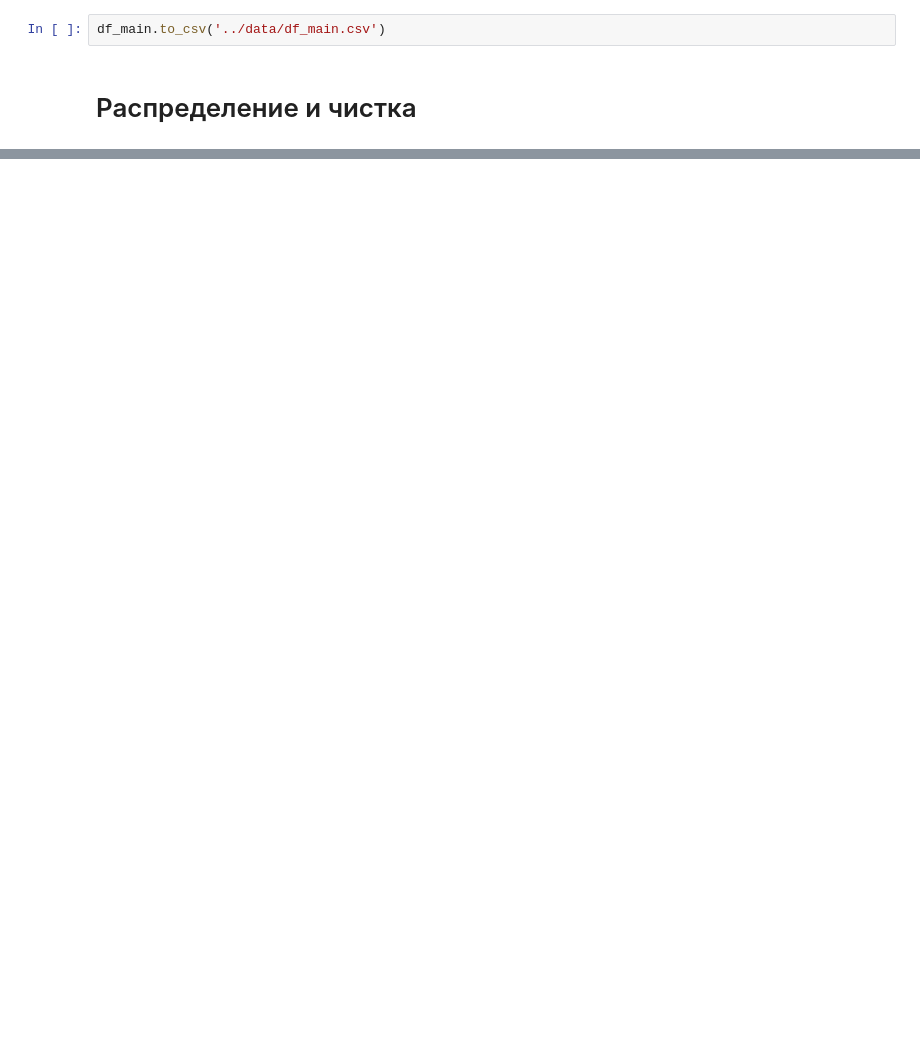
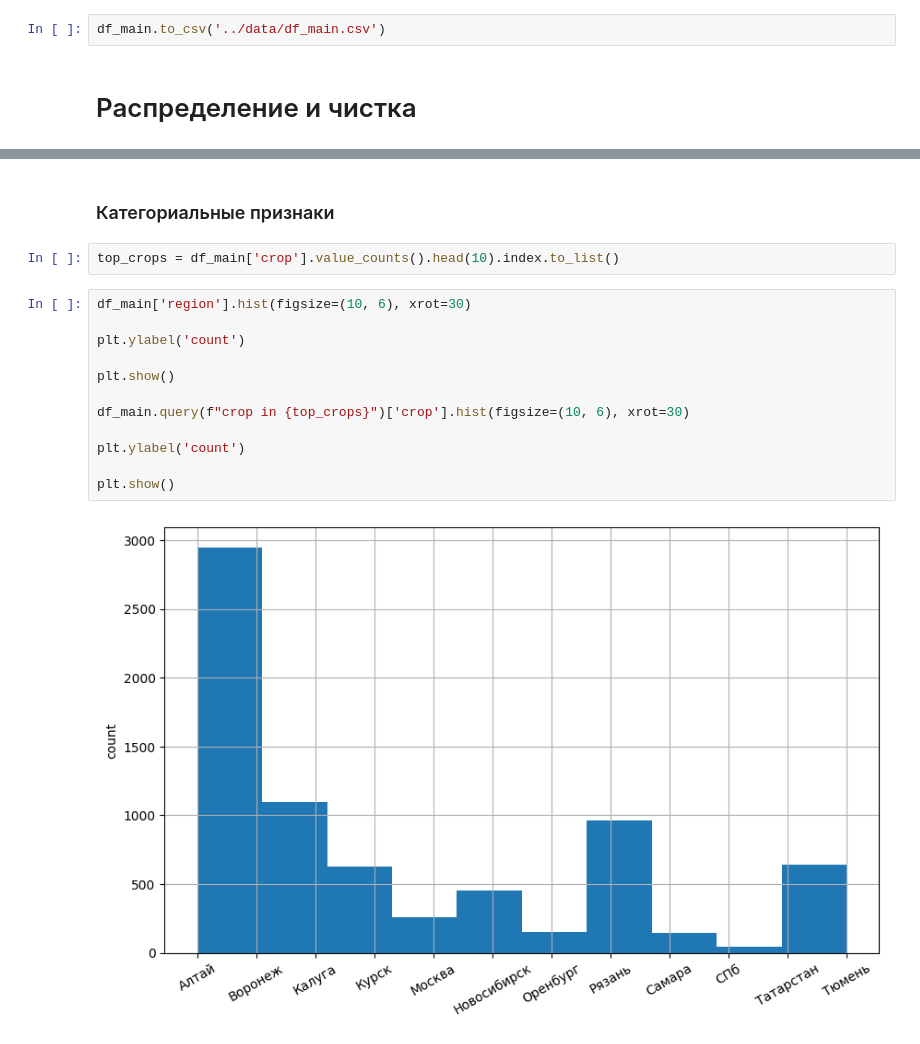
Before and after one commit to VladSunny/DANO_EKONIVA, a Jupyter notebook: notebooks/reborn.ipynb, the cells around one changed output, grey strips where cells are left out. Saved outputs shown, nothing was run; the diff lists cells and outputs as text; blank space fills up the shorter version.

```diff
--- a/notebooks/reborn.ipynb
+++ b/notebooks/reborn.ipynb
@@ -431,0 +487,18 @@ df_main.to_csv('../data/df_main.csv')
+# %% [markdown]
+### Категориальные признаки
+# %%
+top_crops = df_main['crop'].value_counts().head(10).index.to_list()
+# %%
+df_main['region'].hist(figsize=(10, 6), xrot=30)
+
+plt.ylabel('count')
+
+plt.show()
+
+df_main.query(f"crop in {top_crops}")['crop'].hist(figsize=(10, 6), xrot=30)
+
+plt.ylabel('count')
+
+plt.show()
+# %% [output]
+[figure, added]
```
Also changed, not shown: parts of 43 cells of this notebook, 2 other files.
